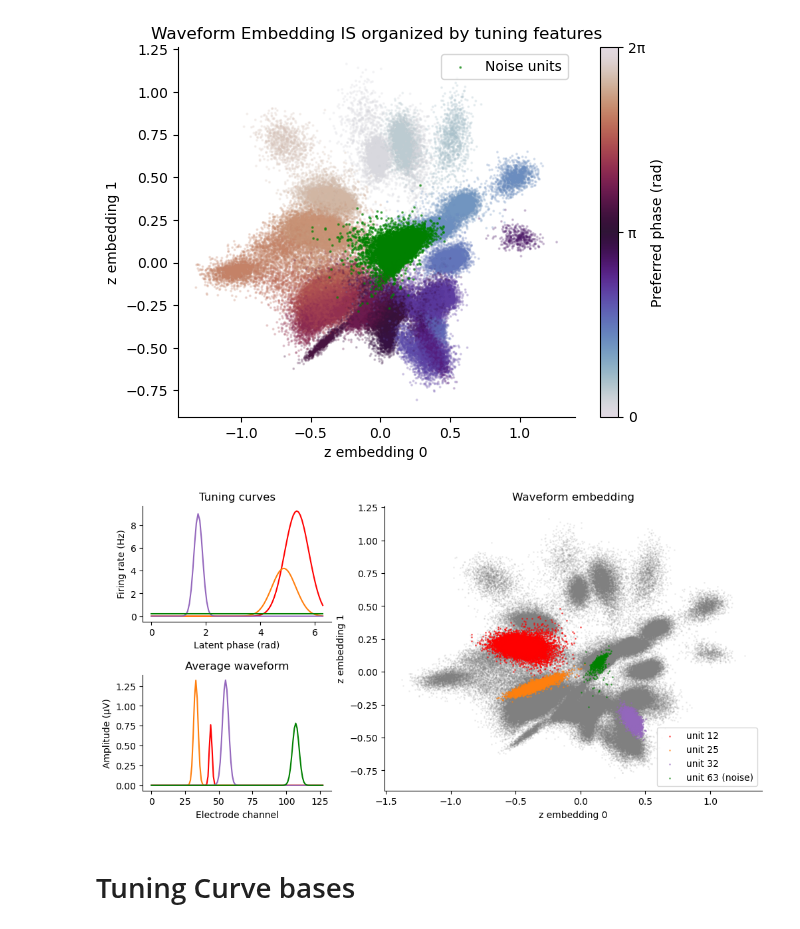
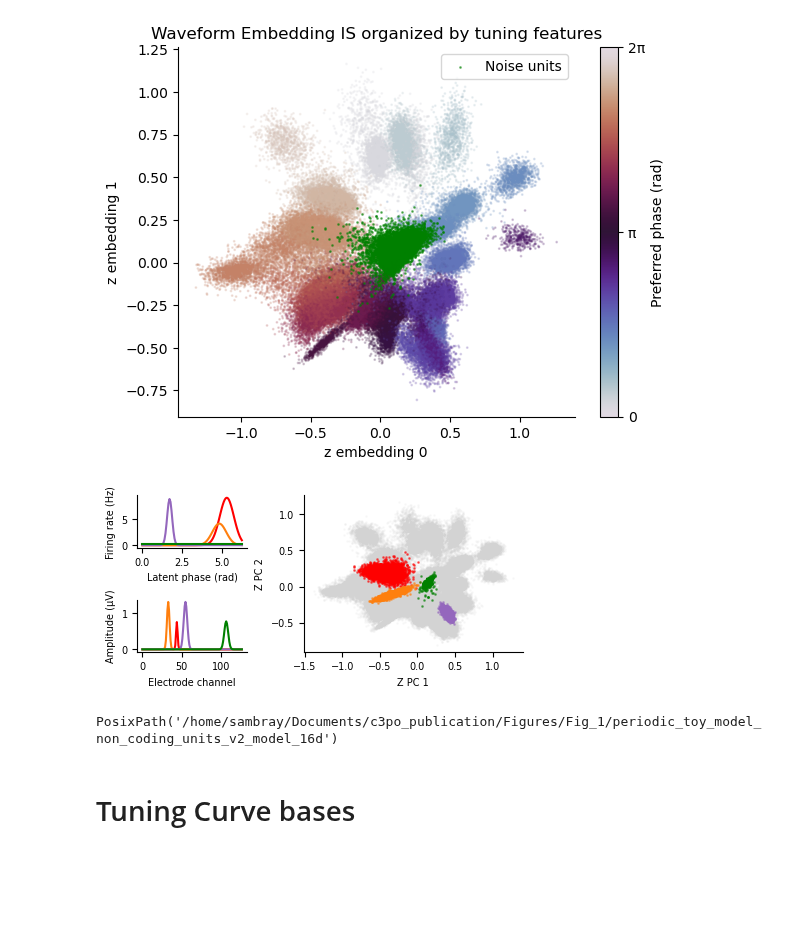
Before and after one commit to samuelbray32/c3po_publication, a Jupyter notebook: Fig1/periodic_toy_model_non_coding_units_ANALYZE.ipynb, the cells around one changed output. Drawn from its saved outputs; the diff is of its cells as text; code cells hidden in the pictures; blank space fills up the shorter version.

Commit message:
toy model SI fig

```diff
--- a/Fig1/periodic_toy_model_non_coding_units_ANALYZE.ipynb
+++ b/Fig1/periodic_toy_model_non_coding_units_ANALYZE.ipynb
@@ -418,9 +420,13 @@ noise_color = "green"
 colors = ["red", "C1", "C34", noise_color]
 # %%
 from matplotlib.gridspec import GridSpec
-from src.c3po.toy_model_generators.phase import gaussian
+from c3po.toy_model_generators.phase import gaussian
 
-fig = plt.figure(constrained_layout=True, figsize=(10, 5))
+fig = plt.figure(constrained_layout=True,
+                 #figsize=(10, 5)
+                 figsize = (4.25,2))
+plt.rcParams["svg.fonttype"] = "none"  # to keep fonts editable in Illustrator
+plt.rcParams['font.size'] = 7
 gs = GridSpec(2, 3, figure=fig)
 tuning_ax = fig.add_subplot(gs[0, 0])
 waveform_ax = fig.add_subplot(gs[1, 0])
@@ -442,41 +448,45 @@ for i_, color in zip(samples, colors):
     waveform_ax.plot(
         template_waveforms[i_].T,
         c=color,
     )
 
 # z = analysis.z
 ids = mark_ids[1:]
-embedding_ax.scatter(z[:, 0], z[:, 1], s=1, alpha=0.1, c="grey", rasterized=True)
+embedding_ax.scatter(z[:, 0], z[:, 1], s=1, alpha=0.1, c="lightgrey", rasterized=True)
 for i_, c_ in zip(samples, colors):
     embedding_ax.scatter(
         z[ids == i_, 0],
         z[ids == i_, 1],
         s=1,
         alpha=0.5,
         c=c_,
         label=f"unit {i_}{' (noise)' if i_ >= n_units - n_noise_units else ''}",
         rasterized=True,
     )
 
 tuning_ax.set_xlabel("Latent phase (rad)")
 tuning_ax.set_ylabel("Firing rate (Hz)")
 tuning_ax.spines[["top", "right"]].set_visible(False)
-tuning_ax.set_title("Tuning curves")
+# tuning_ax.set_title("Tuning curves")
 
 waveform_ax.set_xlabel("Electrode channel")
 waveform_ax.set_ylabel("Amplitude (µV)")
 waveform_ax.spines[["top", "right"]].set_visible(False)
-waveform_ax.set_title("Average waveform")
+# waveform_ax.set_title("Average waveform")
 
-embedding_ax.set_xlabel("z embedding 0")
-embedding_ax.set_ylabel("z embedding 1")
+embedding_ax.set_xlabel("Z PC 1")
+embedding_ax.set_ylabel("Z PC 2")
 embedding_ax.spines[["top", "right"]].set_visible(False)
-embedding_ax.set_title("Waveform embedding")
-embedding_ax.legend(loc=4)
+# embedding_ax.set_title("Waveform embedding")
+# embedding_ax.legend(loc=4)
 
 fig.savefig(figure_folder / "single_modal_unit_comparison.svg")
 # %% [output]
-[figure, old version]
+[figure, new version]
+# %%
+figure_folder
+# %% [output]
+PosixPath('/home/sambray/Documents/c3po_publication/Figures/Fig_1/periodic_toy_model_non_coding_units_v2_model_16d')
 # %% [markdown]
 # Tuning Curve bases
 # %%
```
Also changed, not shown: parts of 8 cells of this notebook, 2 other files.
